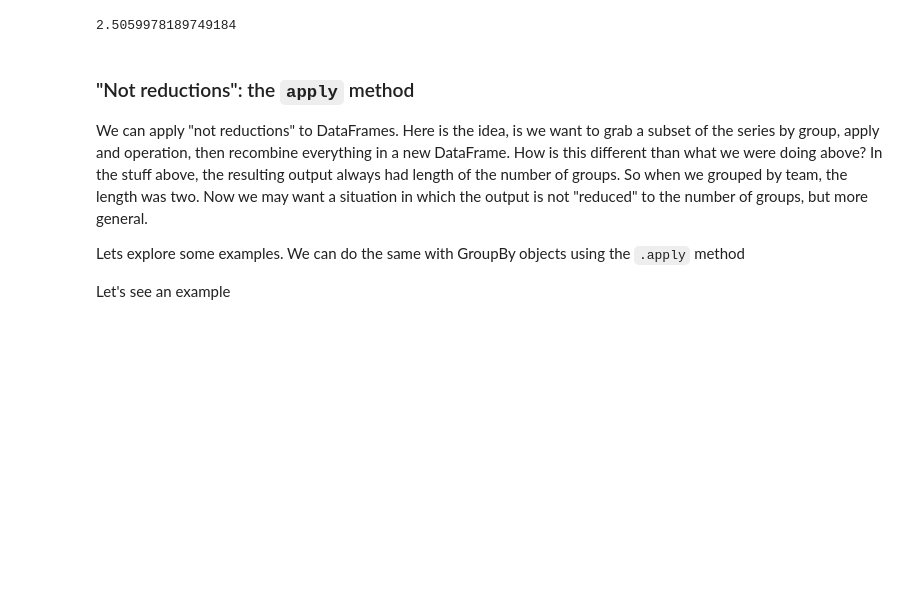
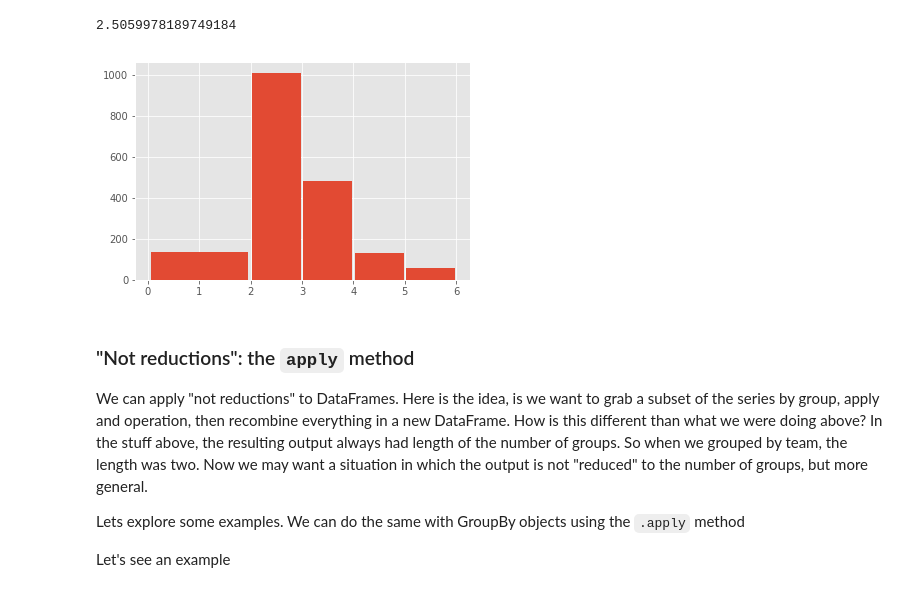
Before and after one commit to mwaugh0328/data_bootcamp_spring_2019, a Jupyter notebook: grouping_data/groupby.ipynb, the cells around one changed output. Drawn from its saved outputs; the diff is of its cells as text; code cells hidden in the pictures; blank space fills up the shorter version.

```diff
--- a/grouping_data/groupby.ipynb
+++ b/grouping_data/groupby.ipynb
@@ -179,6 +179,14 @@ chp_orders["item_price_5"].sum().mean()
 chp_orders["item_price_5"].count().mean()
 # %% [output]
 2.5059978189749184
+# %%
+fix, ax = plt.subplots()
+
+ax.hist(chp_orders["item_price_5"].count(), bins = [0,2,3,4,5,6], rwidth = 0.95)
+
+plt.show()
+# %% [output]
+[figure, added]
 # %% [markdown]
 ### "Not reductions": the `apply` method
 
```
Also changed, not shown: parts of 12 cells of this notebook, 1 other file.
